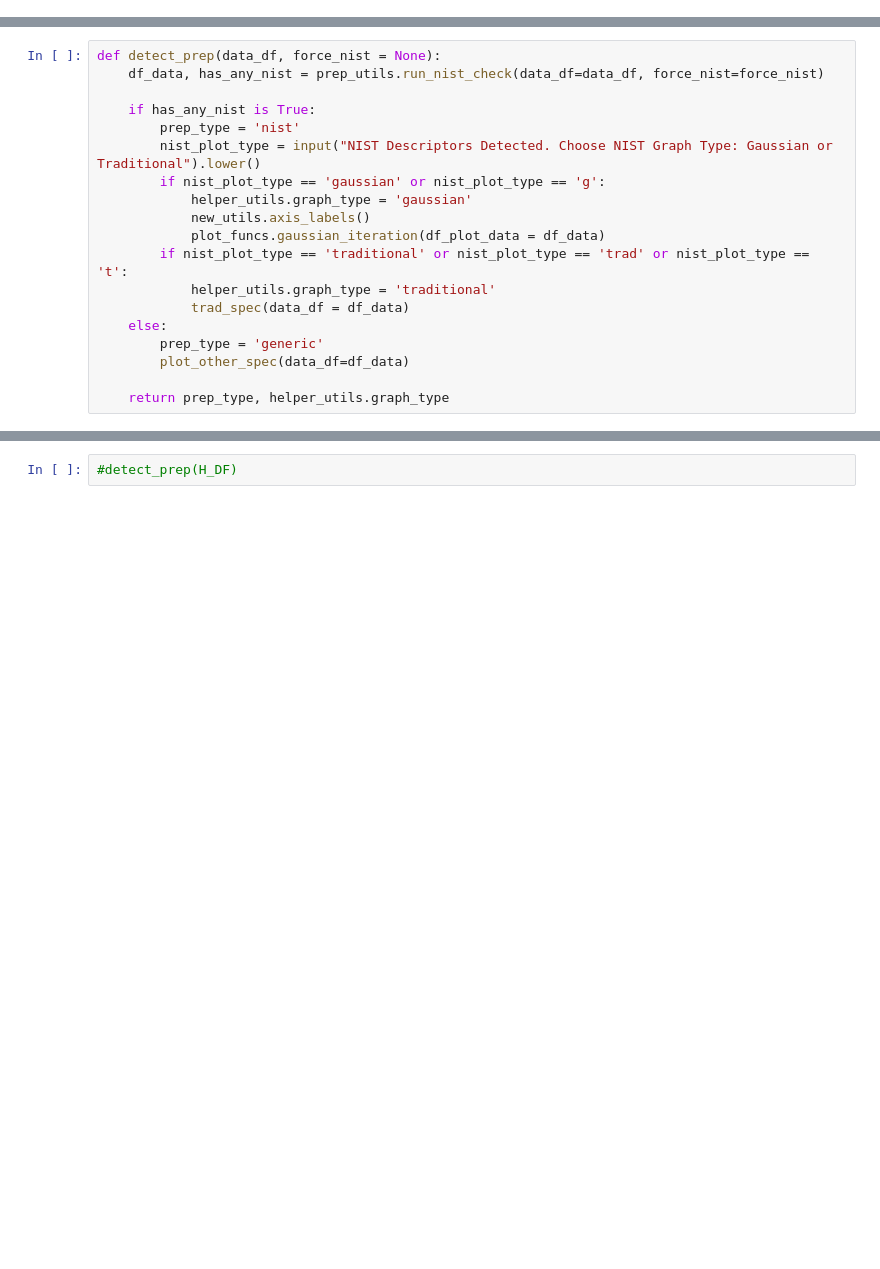
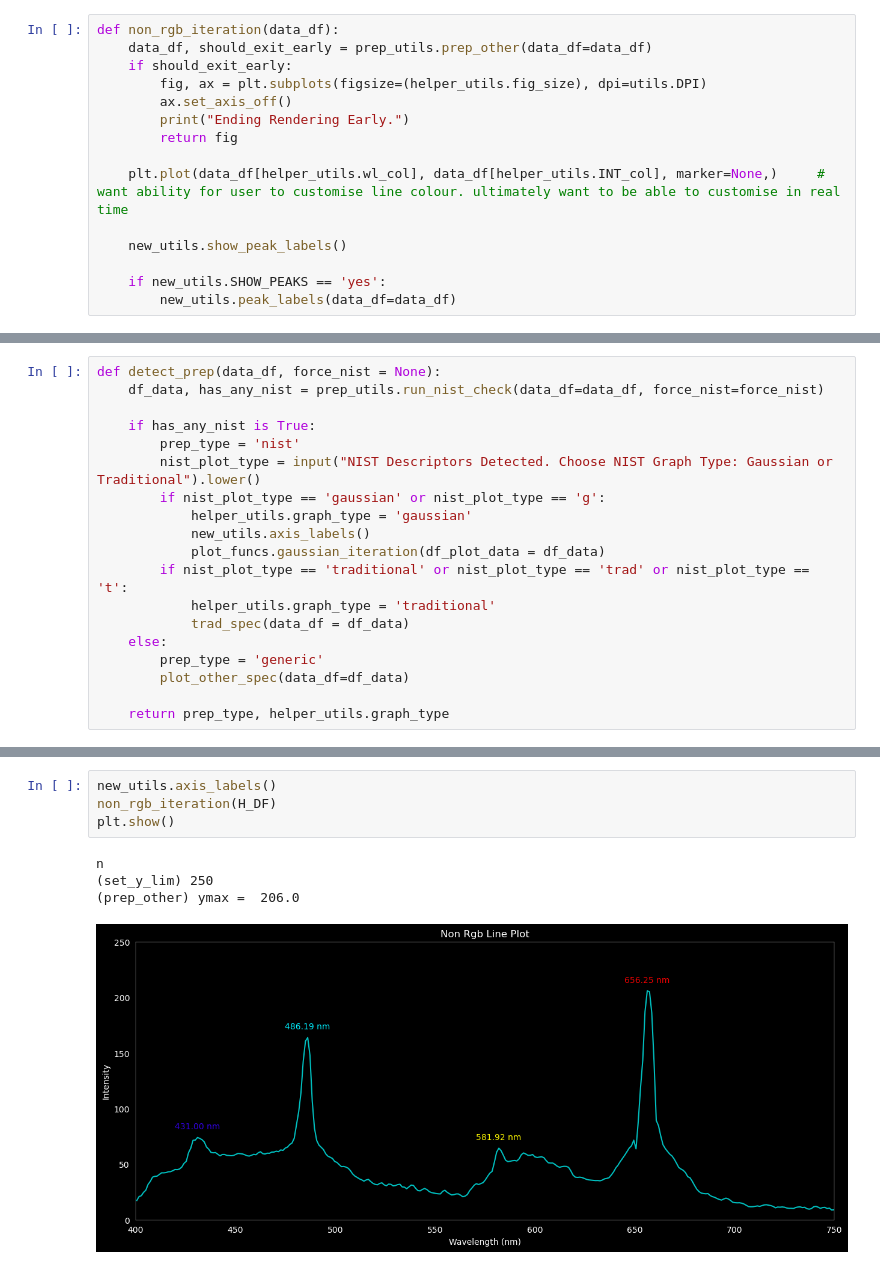
Before and after one commit to idontwantausername609/Spectrum-Renderer, a Jupyter notebook: Colab Based App/Other Image Formatting/debugging_2d_combined_playground.ipynb, the cells around one changed output, grey strips where cells are left out. Drawn from its saved outputs; the diff is of its cells as text; blank space fills up the shorter version.

```diff
--- a/Colab Based App/Other Image Formatting/debugging_2d_combined_playground.ipynb
+++ b/Colab Based App/Other Image Formatting/debugging_2d_combined_playground.ipynb
@@ -33,6 +79,21 @@ def trad_spec(data_df, fig_size=utils.FIG_SIZE, dpi=utils.DPI,):
 
     fig, ax = plot_funcs.plot(df_plot_data = df_plot_data, nm_col = helper_utils.wl_col, has_any_nist=has_any_nist)
     return fig
+# %%
+def non_rgb_iteration(data_df):
+    data_df, should_exit_early = prep_utils.prep_other(data_df=data_df)
+    if should_exit_early:
+        fig, ax = plt.subplots(figsize=(helper_utils.fig_size), dpi=utils.DPI)
+        ax.set_axis_off()
+        print("Ending Rendering Early.")
+        return fig
+
+    plt.plot(data_df[helper_utils.wl_col], data_df[helper_utils.INT_col], marker=None,)     # want ability for user to customise line colour. ultimately want to be able to customise in real time
+
+    new_utils.show_peak_labels()
+
+    if new_utils.SHOW_PEAKS == 'yes':
+        new_utils.peak_labels(data_df=data_df)
 # %%
 def plot_other_spec(data_df):
     helper_utils.get_graph_type()
@@ -95,2 +155,9 @@ n
 # %%
-#detect_prep(H_DF)
+new_utils.axis_labels()
+non_rgb_iteration(H_DF)
+plt.show()
+# %% [output]
+n
+(set_y_lim) 250
+(prep_other) ymax =  206.0
+[figure, added]
```
Also changed, not shown: parts of 7 cells of this notebook, 25 other files.
